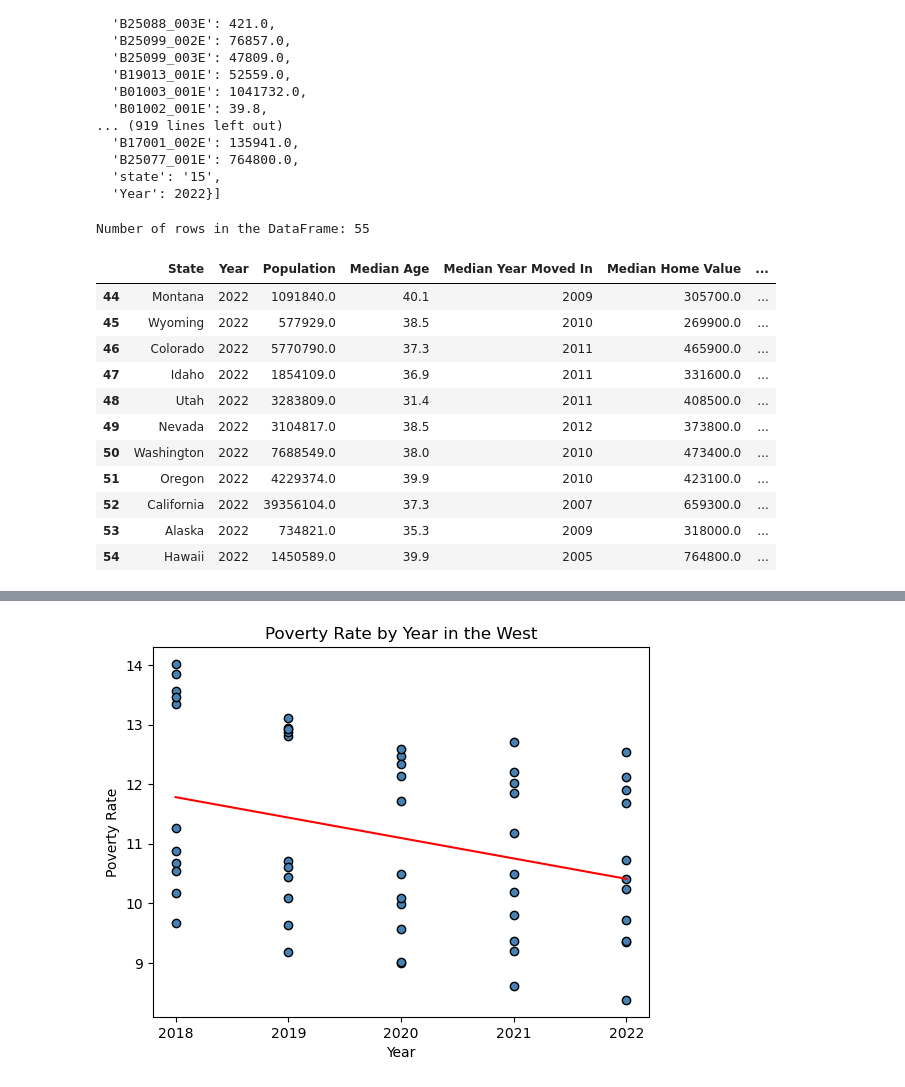
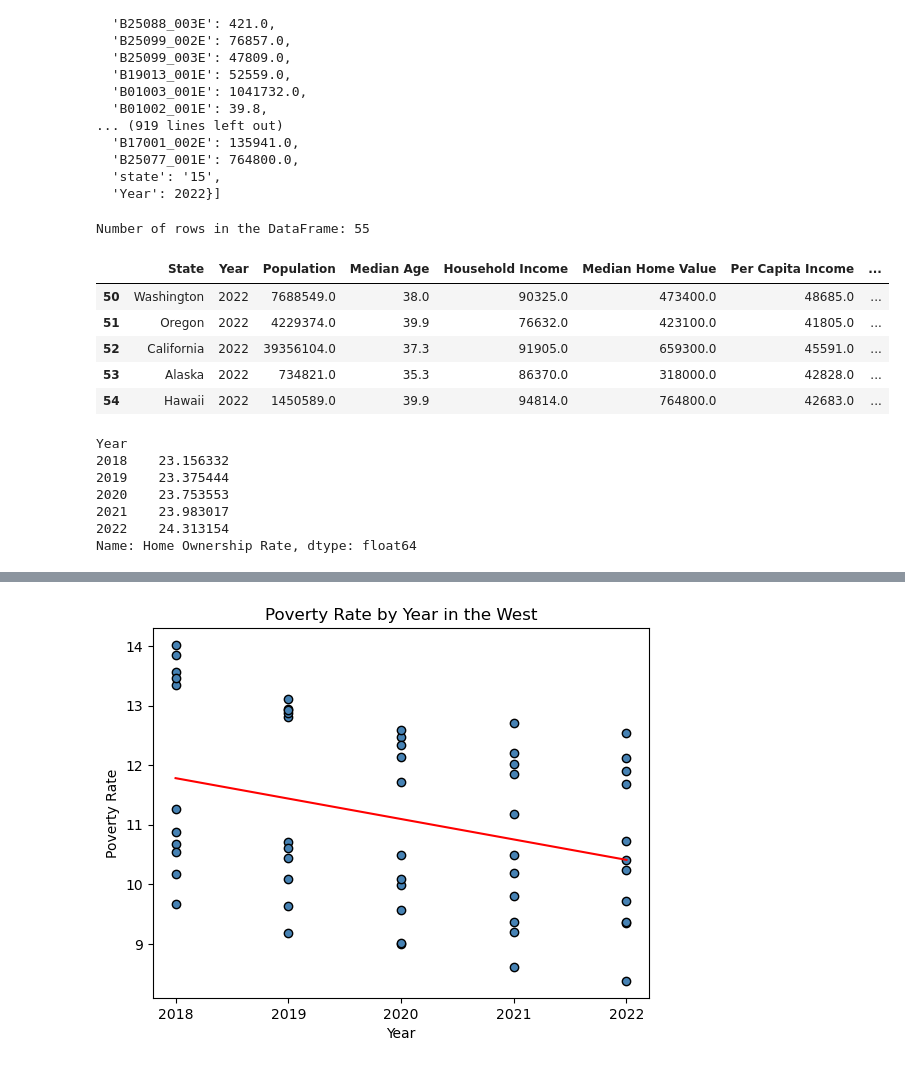
Before and after one commit to cmhillm75/US-Housing-Trends, a Jupyter notebook: West_Region.ipynb, the cells around one changed output, grey strips where cells are left out. Drawn from its saved outputs; the diff is of its cells as text; code cells hidden in the pictures.

```diff
--- a/West_Region.ipynb
+++ b/West_Region.ipynb
@@ -220,47 +220,41 @@ census_pd = census_pd.rename(
 census_pd["Poverty Rate"] = 100 * census_pd["Poverty Count"].astype(int) / census_pd["Population"].astype(int)
 
 # Configure the final DataFrame
 census_pd = census_pd[
     [
         "State",
         "Year",
         "Population",
         "Median Age",
         "Household Income",
-        "Home Value",
+        "Median Home Value",
         "Per Capita Income",
         "Median Year Moved In",
         "Median Home Value",
         "Total Housing with Mortgage",
         "Total Housing without Mortgage",
         "Median Monthly Costs with Mortgage",
         "Median Monthly Costs without Mortgage",
         "Household Income",
         "Per Capita Income",
         "Median Household Income with Mortgage",
         "Median Household Income without Mortgage",
         "Poverty Count",
         "Poverty Rate"
     ]
 ]
 
 # Display DataFrame length and sample data
 print(f"Number of rows in the DataFrame: {len(census_pd)}")
-census_pd.tail(11)
+census_pd.tail()
 # %% [output]
 Number of rows in the DataFrame: 55
-|  | State | Year | Population | Median Age | Median Year Moved In | Median Home Value | ... |
-| 44 | Montana | 2022 | 1091840.0 | 40.1 | 2009 | 305700.0 | ... |
-| 45 | Wyoming | 2022 | 577929.0 | 38.5 | 2010 | 269900.0 | ... |
-| 46 | Colorado | 2022 | 5770790.0 | 37.3 | 2011 | 465900.0 | ... |
-| 47 | Idaho | 2022 | 1854109.0 | 36.9 | 2011 | 331600.0 | ... |
-| 48 | Utah | 2022 | 3283809.0 | 31.4 | 2011 | 408500.0 | ... |
-| 49 | Nevada | 2022 | 3104817.0 | 38.5 | 2012 | 373800.0 | ... |
-| 50 | Washington | 2022 | 7688549.0 | 38.0 | 2010 | 473400.0 | ... |
-| 51 | Oregon | 2022 | 4229374.0 | 39.9 | 2010 | 423100.0 | ... |
-| 52 | California | 2022 | 39356104.0 | 37.3 | 2007 | 659300.0 | ... |
-| 53 | Alaska | 2022 | 734821.0 | 35.3 | 2009 | 318000.0 | ... |
-| 54 | Hawaii | 2022 | 1450589.0 | 39.9 | 2005 | 764800.0 | ... |
+|  | State | Year | Population | Median Age | Household Income | Median Home Value | Per Capita Income | ... |
+| 50 | Washington | 2022 | 7688549.0 | 38.0 | 90325.0 | 473400.0 | 48685.0 | ... |
+| 51 | Oregon | 2022 | 4229374.0 | 39.9 | 76632.0 | 423100.0 | 41805.0 | ... |
+| 52 | California | 2022 | 39356104.0 | 37.3 | 91905.0 | 659300.0 | 45591.0 | ... |
+| 53 | Alaska | 2022 | 734821.0 | 35.3 | 86370.0 | 318000.0 | 42828.0 | ... |
+| 54 | Hawaii | 2022 | 1450589.0 | 39.9 | 94814.0 | 764800.0 | 42683.0 | ... |
 # %%
 # Save the DataFrame as a CSV
 # Note: To avoid any issues later, use encoding="utf-8"
@@ -275,6 +269,14 @@ census_pd["Home Ownership Rate"] = 100 * census_pd["Total Owned Homes"].astype(i
 # Group by year and calculate the mean home ownership rate for each year, and rename it
 yearly_ownership_rate = census_pd.groupby("Year")["Home Ownership Rate"].mean()
 yearly_ownership_rate.head()
+# %% [output]
+Year
+2018    23.156332
+2019    23.375444
+2020    23.753553
+2021    23.983017
+2022    24.313154
+Name: Home Ownership Rate, dtype: float64
 # %%
 labels = []
 medians = []
```
Also changed, not shown: parts of 7 cells of this notebook.
